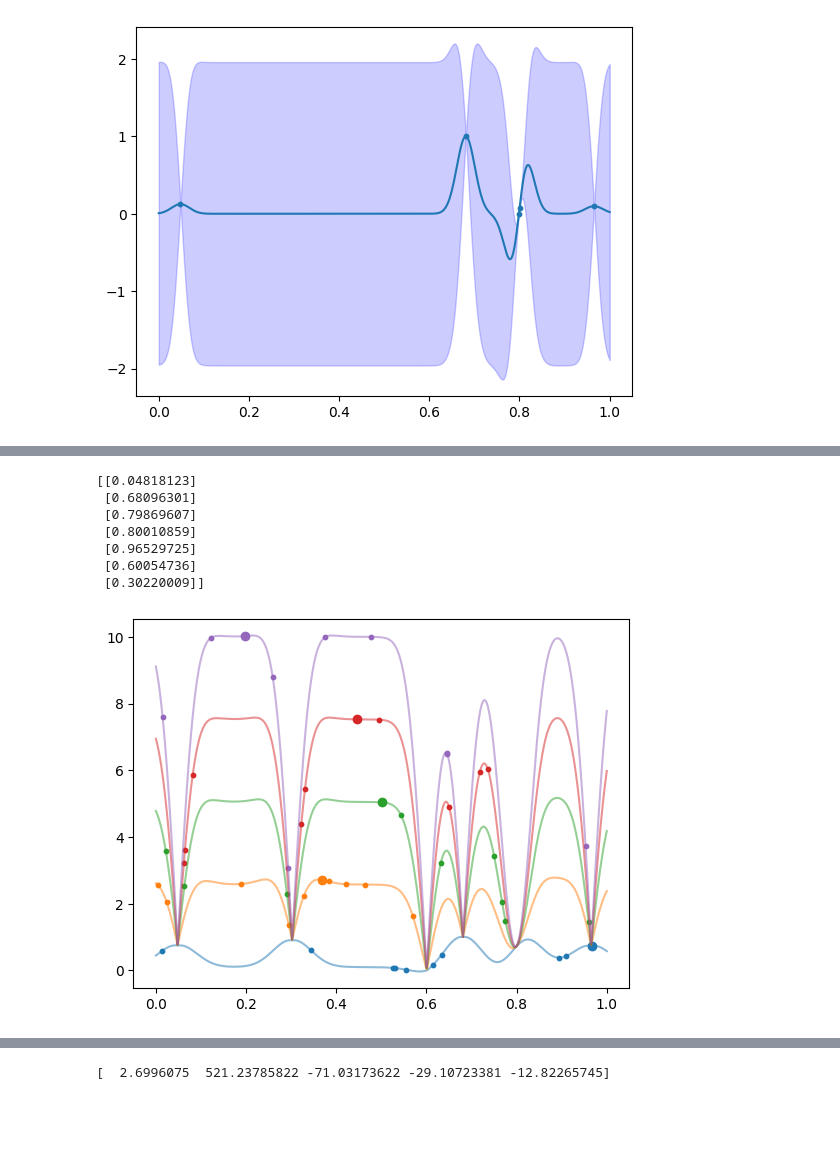
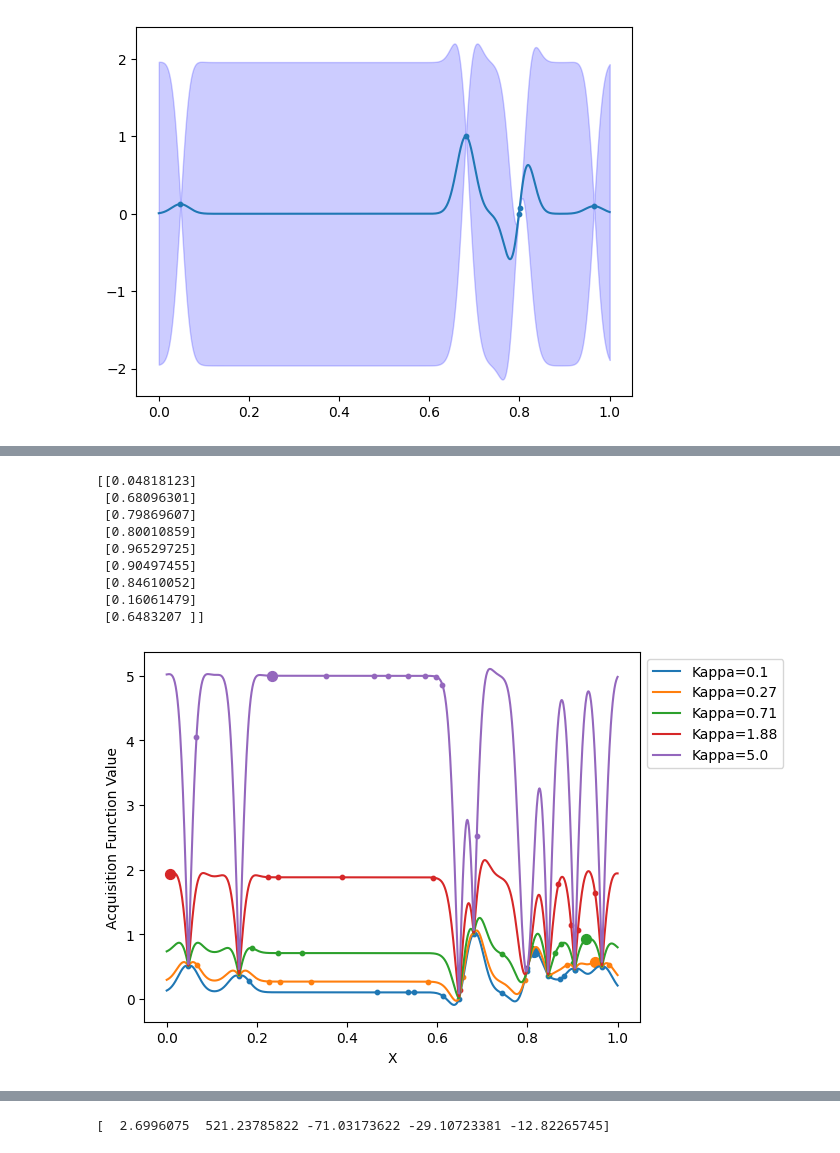
Before and after one commit to davcoope/Bayesian, a Jupyter notebook: BayesianOptimiser2/1D_example.ipynb, the cells around one changed output, grey strips where cells are left out. Cells and saved outputs as stored; diff of their text form; code cells hidden in the pictures; blank space fills up the shorter version.

Commit message:
Added plotting function for various kappa values

```diff
--- a/BayesianOptimiser2/1D_example.ipynb
+++ b/BayesianOptimiser2/1D_example.ipynb
@@ -45,7 +45,7 @@ bo = BOPackage.BO(KernelFunction=BOPackage.RBF_Kernel,
                   AcquisitionFunction=BOPackage.UCB,
                   bounds=bounds,
                   n_samples=n_samples,
-                  log_path=log_path,
+                  #log_path=log_path,
                   random_seed=78)
 # %%
 """
@@ -150,32 +158,36 @@ print(bo.X_data)
  [0.79869607]
  [0.80010859]
  [0.96529725]
- [0.60054736]
- [0.30220009]]
+ [0.90497455]
+ [0.84610052]
+ [0.16061479]
+ [0.6483207 ]]
 # %%
 """
 Again lets looks at the acquisition function and how our next X set is selected.
 """
+BOPackage.KappaAcquisitionFunctionPlot(bo, number_kappas=5, number_candidate_points=10, max_kappa=5, min_kappa=0.1)
 
-kappas = [min_kappa, min_kappa + (max_kappa - min_kappa) / 4, min_kappa + (max_kappa - min_kappa) / 2, min_kappa + 3 * (max_kappa - min_kappa) / 4, max_kappa]
+# kappas = [min_kappa, min_kappa + (max_kappa - min_kappa) / 4, min_kappa + (max_kappa - min_kappa) / 2, min_kappa + 3 * (max_kappa - min_kappa) / 4, max_kappa]
 
-for i, kappa in enumerate(kappas):
-    full_acq_fn = bo.AcquisitionFunction(mean, np.sqrt(variance), kappa)
+# for i, kappa in enumerate(kappas):
+#     full_acq_fn = bo.AcquisitionFunction(mean, np.sqrt(variance), kappa)
 
-    candidate_x = np.random.uniform(bo.bounds[:, 0], bo.bounds[:, 1], size=(bo.n_samples, bo.bounds.shape[0]))
-    X_mean, X_variance = bo.PredictMeanVariance(candidate_x)
-    Y_acq_fn = bo.AcquisitionFunction(X_mean, np.sqrt(X_variance), kappa)
+#     candidate_x =
 
-    next_Y = np.max(Y_acq_fn)
-    next_X = candidate_x[np.argmax(Y_acq_fn)]
+#     X_mean, X_variance = bo.PredictMeanVariance(candidate_x)
+#     Y_acq_fn = bo.AcquisitionFunction(X_mean, np.sqrt(X_variance), kappa)
 
-    plt.plot(X, full_acq_fn, color=f'C{i}', alpha=0.5, label=f'kappa{i}')
+#     next_Y = np.max(Y_acq_fn)
+#     next_X = candidate_x[np.argmax(Y_acq_fn)]
 
-    plt.scatter(next_X, next_Y, color=f'C{i}')
-    plt.scatter(candidate_x, Y_acq_fn, color=f'C{i}', s=10)
-    plt.scatter(next_X, next_Y, color=f'C{i}', marker='x', s=20)
+#     plt.plot(X, full_acq_fn, color=f'C{i}', alpha=0.5, label=f'kappa{i}')
+
+#     plt.scatter(next_X, next_Y, color=f'C{i}')
+#     plt.scatter(candidate_x, Y_acq_fn, color=f'C{i}', s=10)
+#     plt.scatter(next_X, next_Y, color=f'C{i}', marker='x', s=20)
 # %% [output]
-[figure, old version]
+[figure, new version]
 # %%
 """
 Final example of doing this again.
```
Also changed, not shown: parts of 7 cells of this notebook, 1 other file.
